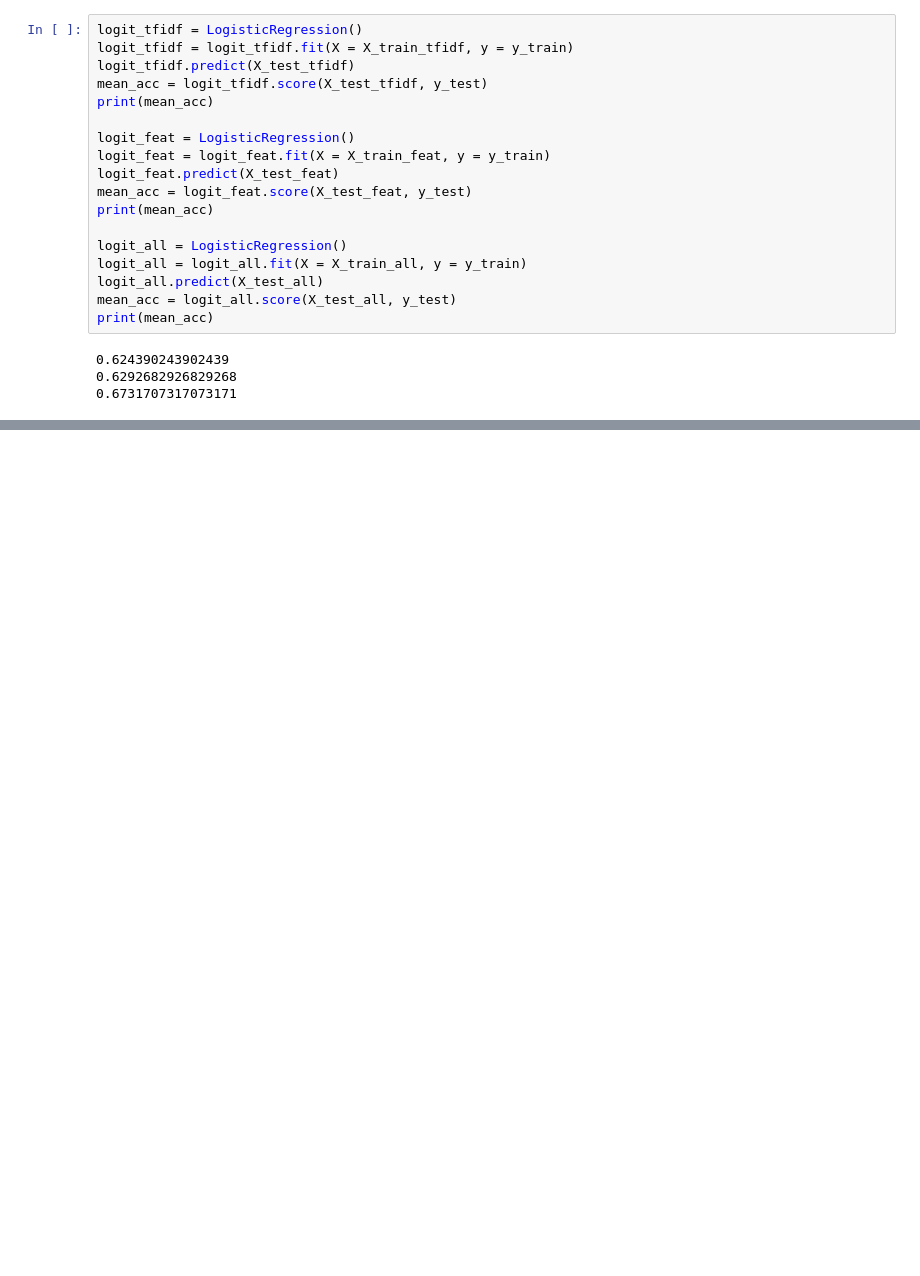
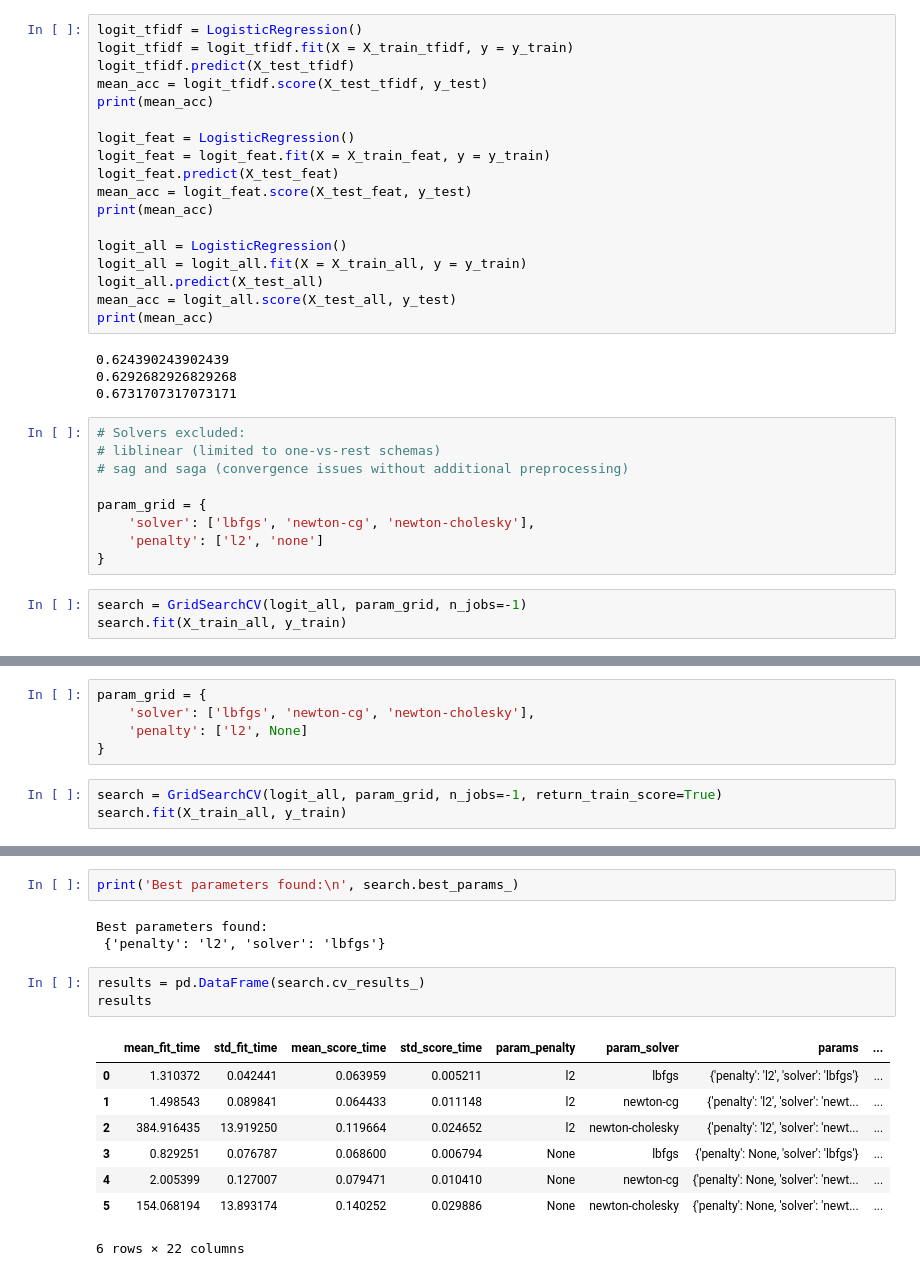
Before and after one commit to baueramari/team-supreme, a Jupyter notebook: explore_fv.ipynb, the cells around one changed output, grey strips where cells are left out. Drawn from its saved outputs; the diff is of its cells as text; blank space fills up the shorter version.

Commit message:
Logit exploration

```diff
--- a/explore_fv.ipynb
+++ b/explore_fv.ipynb
@@ -191,3 +192,15 @@ print(mean_acc)
 0.624390243902439
 0.6292682926829268
 0.6731707317073171
+# %%
+# Solvers excluded:
+# liblinear (limited to one-vs-rest schemas)
+# sag and saga (convergence issues without additional preprocessing)
+
+param_grid = {
+    'solver': ['lbfgs', 'newton-cg', 'newton-cholesky'],
+    'penalty': ['l2', 'none']
+}
+# %%
+search = GridSearchCV(logit_all, param_grid, n_jobs=-1)
+search.fit(X_train_all, y_train)
@@ -193,0 +231,8 @@ print(mean_acc)
+# %%
+param_grid = {
+    'solver': ['lbfgs', 'newton-cg', 'newton-cholesky'],
+    'penalty': ['l2', None]
+}
+# %%
+search = GridSearchCV(logit_all, param_grid, n_jobs=-1, return_train_score=True)
+search.fit(X_train_all, y_train)
@@ -193,0 +264,17 @@ print(mean_acc)
+# %%
+print('Best parameters found:\n', search.best_params_)
+# %% [output]
+Best parameters found:
+ {'penalty': 'l2', 'solver': 'lbfgs'}
+# %%
+results = pd.DataFrame(search.cv_results_)
+results
+# %% [output]
+|  | mean_fit_time | std_fit_time | mean_score_time | std_score_time | param_penalty | param_solver | params | ... |
+| 0 | 1.310372 | 0.042441 | 0.063959 | 0.005211 | l2 | lbfgs | {'penalty': 'l2', 'solver': 'lbfgs'} | ... |
+| 1 | 1.498543 | 0.089841 | 0.064433 | 0.011148 | l2 | newton-cg | {'penalty': 'l2', 'solver': 'newt... | ... |
+| 2 | 384.916435 | 13.919250 | 0.119664 | 0.024652 | l2 | newton-cholesky | {'penalty': 'l2', 'solver': 'newt... | ... |
+| 3 | 0.829251 | 0.076787 | 0.068600 | 0.006794 | None | lbfgs | {'penalty': None, 'solver': 'lbfgs'} | ... |
+| 4 | 2.005399 | 0.127007 | 0.079471 | 0.010410 | None | newton-cg | {'penalty': None, 'solver': 'newt... | ... |
+| 5 | 154.068194 | 13.893174 | 0.140252 | 0.029886 | None | newton-cholesky | {'penalty': None, 'solver': 'newt... | ... |
+6 rows × 22 columns
```
Also changed, not shown: parts of 4 cells of this notebook.
